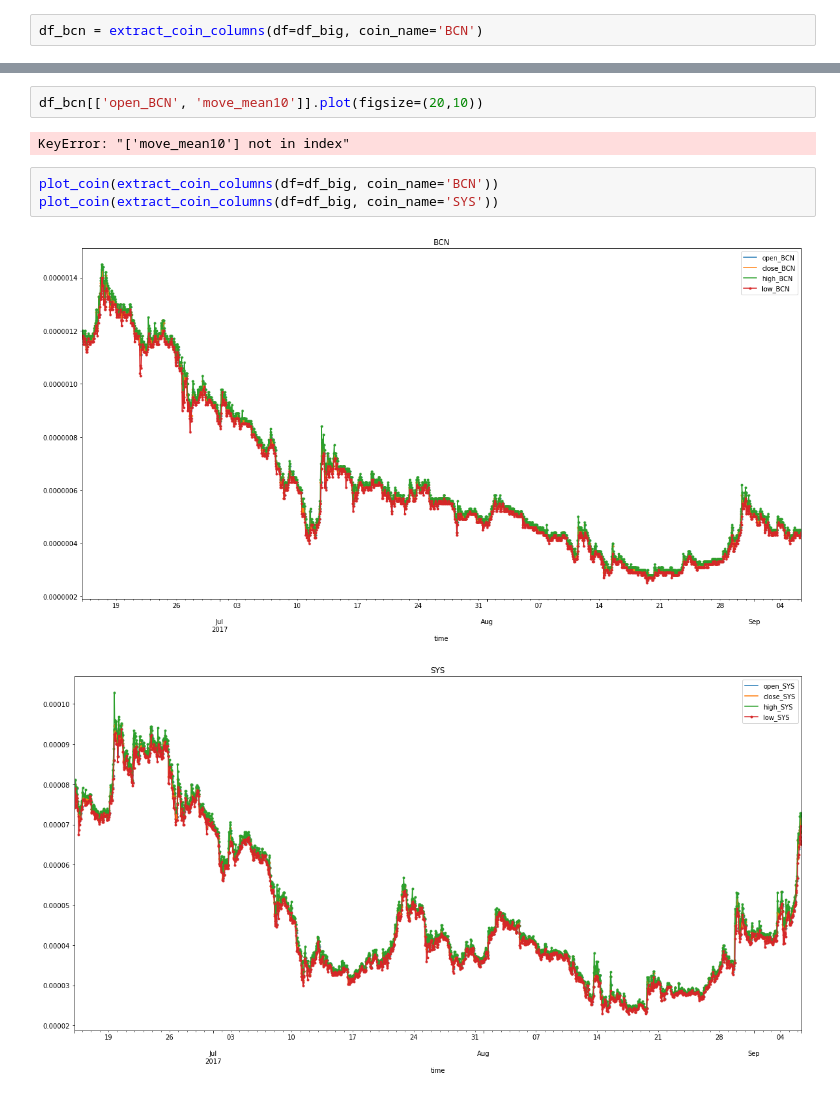
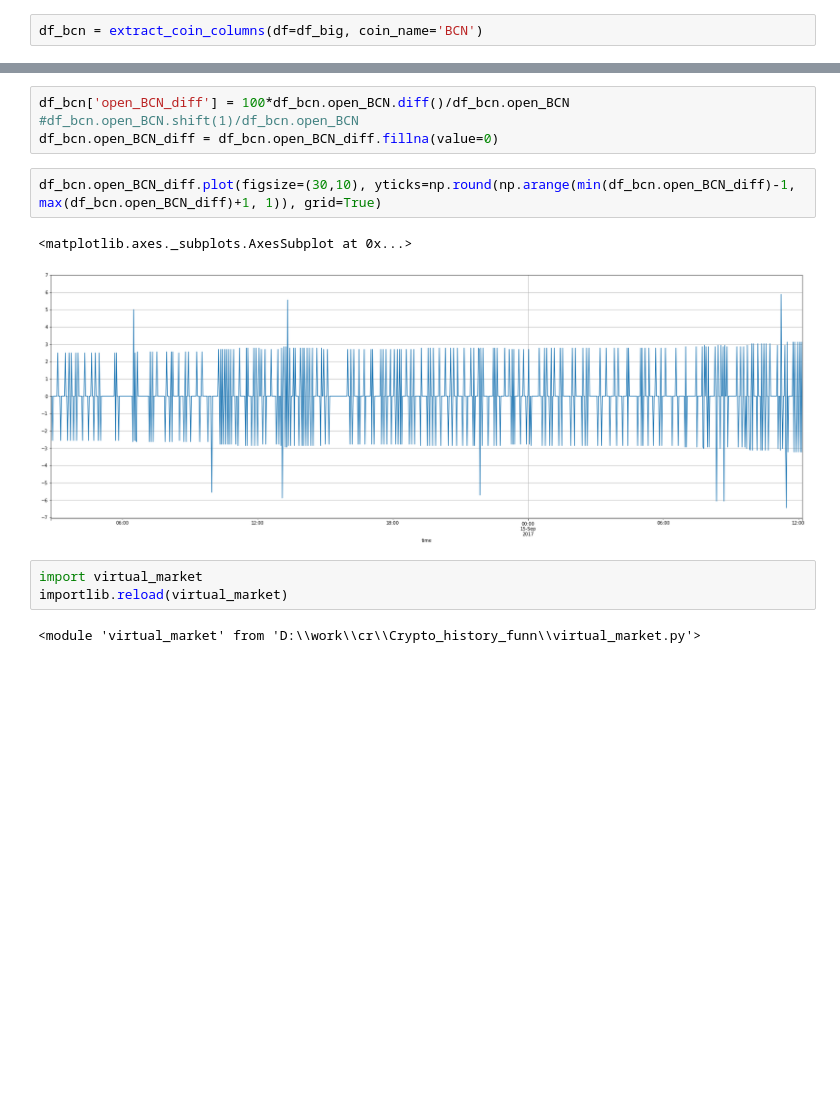
Before and after one commit to SupermanAdam007/Crypto_history_funn, a Jupyter notebook: Crypto_history_funn.ipynb, the cells around one changed output, grey strips where cells are left out. Drawn from its saved outputs; the diff is of its cells as text; blank space fills up the shorter version.

```diff
--- a/Crypto_history_funn.ipynb
+++ b/Crypto_history_funn.ipynb
@@ -125,10 +81,13 @@ df_bcn
-# %%
-df_bcn[['open_BCN', 'move_mean10']].plot(figsize=(20,10))
-# %% [output]
-KeyError: "['move_mean10'] not in index"
-# %%
-plot_coin(extract_coin_columns(df=df_big, coin_name='BCN'))
-plot_coin(extract_coin_columns(df=df_big, coin_name='SYS'))
-# %% [output]
-[figure, removed]
-[figure, removed]
+# %%
+df_bcn['open_BCN_diff'] = 100*df_bcn.open_BCN.diff()/df_bcn.open_BCN    #df_bcn.open_BCN.shift(1)/df_bcn.open_BCN
+df_bcn.open_BCN_diff = df_bcn.open_BCN_diff.fillna(value=0)
+# %%
+df_bcn.open_BCN_diff.plot(figsize=(30,10), yticks=np.round(np.arange(min(df_bcn.open_BCN_diff)-1, max(df_bcn.open_BCN_diff)+1, 1)), grid=True)
+# %% [output]
+<matplotlib.axes._subplots.AxesSubplot at 0x...>
+[figure, added]
+# %%
+import virtual_market
+importlib.reload(virtual_market)
+# %% [output]
+<module 'virtual_market' from 'D:\\work\\cr\\Crypto_history_funn\\virtual_market.py'>
```
Also changed, not shown: parts of 13 cells of this notebook, 1 other file.
